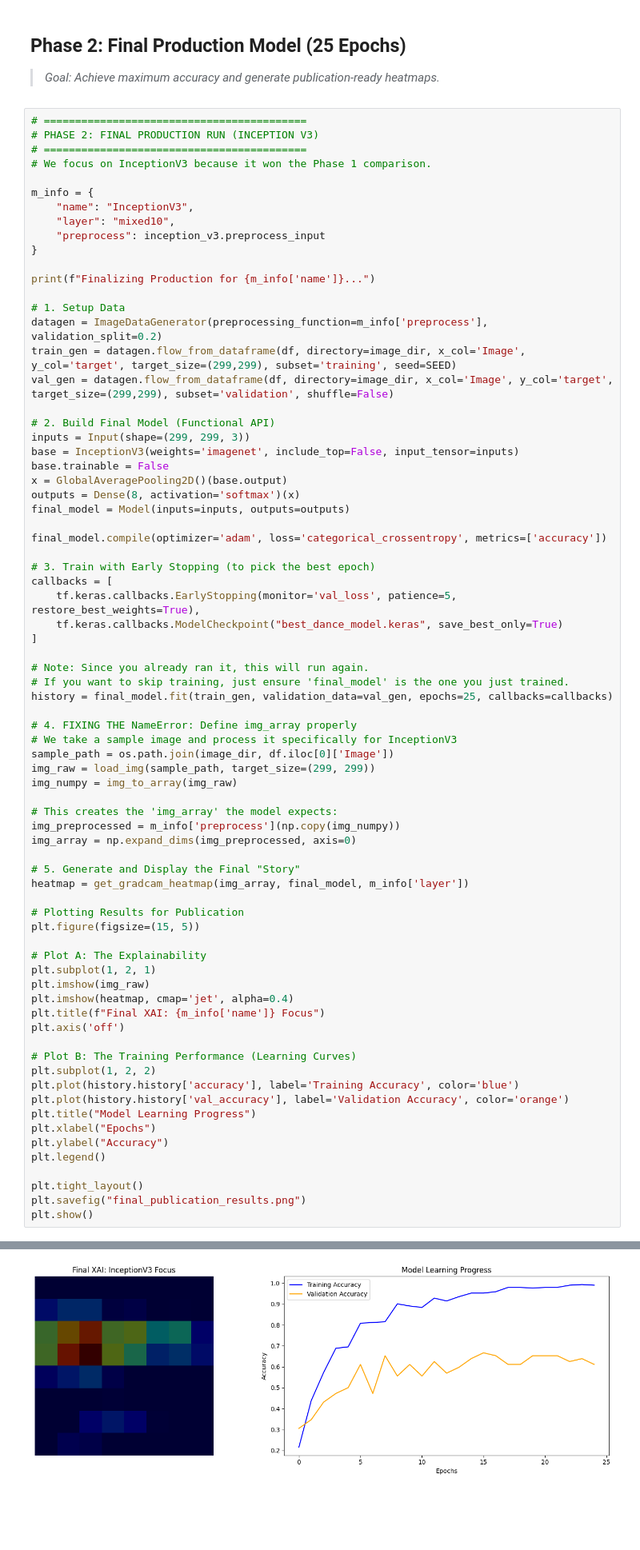
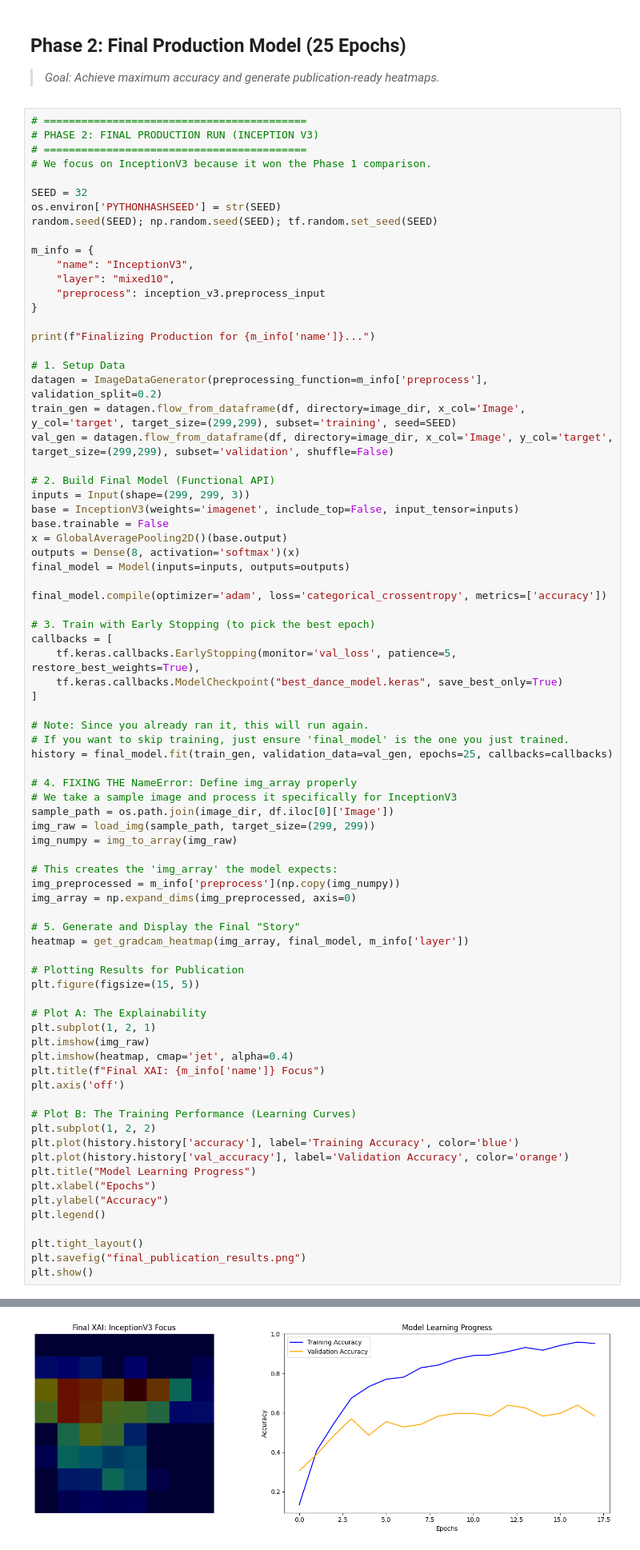
Before and after one commit to meggie2002/Indian-Classical-Dance-Classification, a Jupyter notebook: Indian_Dance_Classification_XAI.ipynb, the cells around one changed output, grey strips where cells are left out. Shown at 80% size. Cells and saved outputs as stored; diff of their text form; blank space fills up the shorter version.

```diff
--- a/Indian_Dance_Classification_XAI.ipynb
+++ b/Indian_Dance_Classification_XAI.ipynb
@@ -154,6 +160,10 @@ Received: inputs=Tensor(shape=(1, 299, 299, 3))
 # PHASE 2: FINAL PRODUCTION RUN (INCEPTION V3)
 # ==========================================
 # We focus on InceptionV3 because it won the Phase 1 comparison.
+
+SEED = 32
+os.environ['PYTHONHASHSEED'] = str(SEED)
+random.seed(SEED); np.random.seed(SEED); tf.random.set_seed(SEED)
 
 m_info = {
     "name": "InceptionV3",
@@ -248,3 +258,3 @@ Expected: [['keras_tensor_1011']]
 Received: inputs=Tensor(shape=(1, 299, 299, 3))
   warnings.warn(msg)
-[figure, old version]
+[figure, new version]
```
Also changed, not shown: parts of 4 cells of this notebook, 1 other file.
